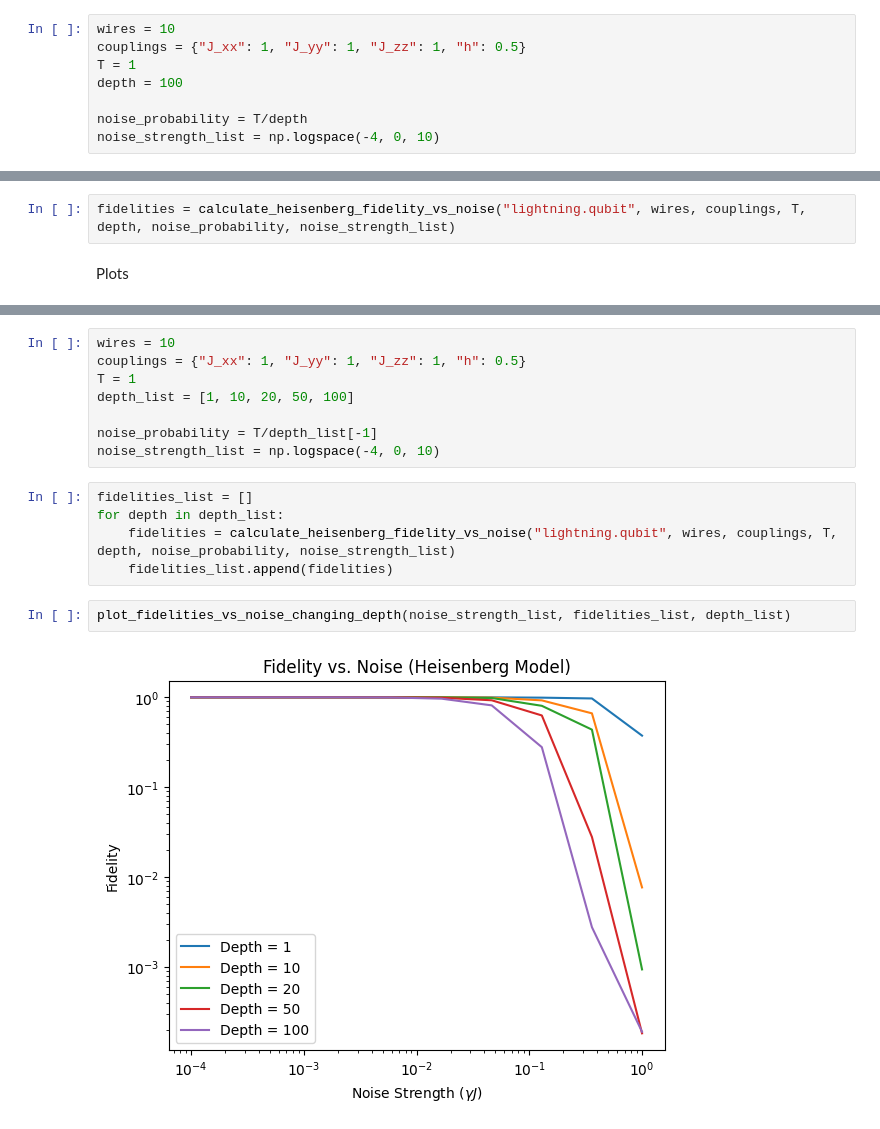
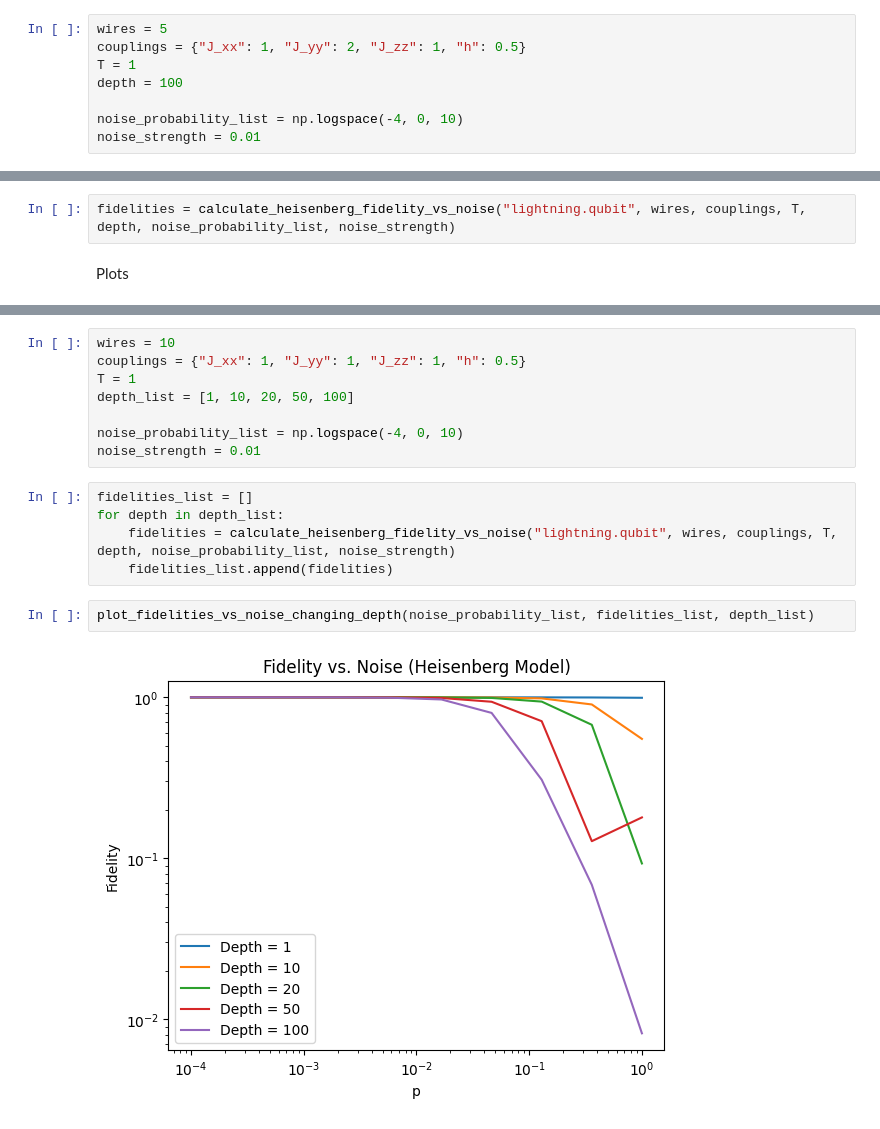
Before and after one commit to aaronleesander/QHack2023, a Jupyter notebook: experiments/fidelity_analysis.ipynb, the cells around one changed output, grey strips where cells are left out. Saved outputs shown, nothing was run; the diff lists cells and outputs as text.

Commit message:
noise strength and noise probability flipped

```diff
--- a/experiments/fidelity_analysis.ipynb
+++ b/experiments/fidelity_analysis.ipynb
@@ -8,17 +8,17 @@ from src.plots import plot_fidelities_vs_noise, plot_fidelities_vs_noise_changin
 # %% [markdown]
 Parameters Definition
 # %%
-wires = 10
-couplings = {"J_xx": 1, "J_yy": 1, "J_zz": 1, "h": 0.5}
+wires = 5
+couplings = {"J_xx": 1, "J_yy": 2, "J_zz": 1, "h": 0.5}
 T = 1
 depth = 100
 
-noise_probability = T/depth
-noise_strength_list = np.logspace(-4, 0, 10)
+noise_probability_list = np.logspace(-4, 0, 10)
+noise_strength = 0.01
 # %% [markdown]
 Runtime Calculations
 # %%
-fidelities = calculate_heisenberg_fidelity_vs_noise("lightning.qubit", wires, couplings, T, depth, noise_probability, noise_strength_list)
+fidelities = calculate_heisenberg_fidelity_vs_noise("lightning.qubit", wires, couplings, T, depth, noise_probability_list, noise_strength)
 # %% [markdown]
 Plots
 # %%
@@ -29,14 +31,14 @@ couplings = {"J_xx": 1, "J_yy": 1, "J_zz": 1, "h": 0.5}
 T = 1
 depth_list = [1, 10, 20, 50, 100]
 
-noise_probability = T/depth_list[-1]
-noise_strength_list = np.logspace(-4, 0, 10)
+noise_probability_list = np.logspace(-4, 0, 10)
+noise_strength = 0.01
 # %%
 fidelities_list = []
 for depth in depth_list:
-    fidelities = calculate_heisenberg_fidelity_vs_noise("lightning.qubit", wires, couplings, T, depth, noise_probability, noise_strength_list)
+    fidelities = calculate_heisenberg_fidelity_vs_noise("lightning.qubit", wires, couplings, T, depth, noise_probability_list, noise_strength)
     fidelities_list.append(fidelities)
 # %%
-plot_fidelities_vs_noise_changing_depth(noise_strength_list, fidelities_list, depth_list)
+plot_fidelities_vs_noise_changing_depth(noise_probability_list, fidelities_list, depth_list)
 # %% [output]
-[figure, old version]
+[figure, new version]
```
Also changed, not shown: parts of 1 cell of this notebook, 2 other files.
